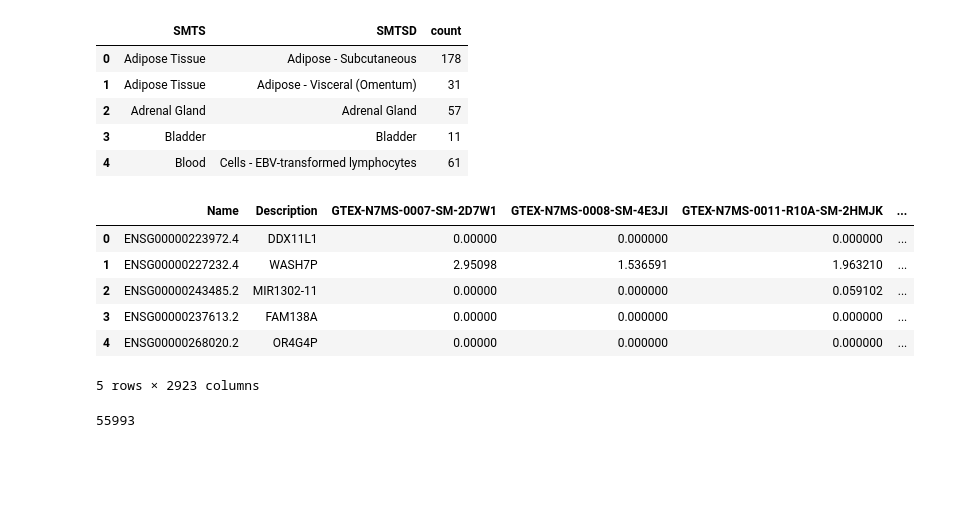
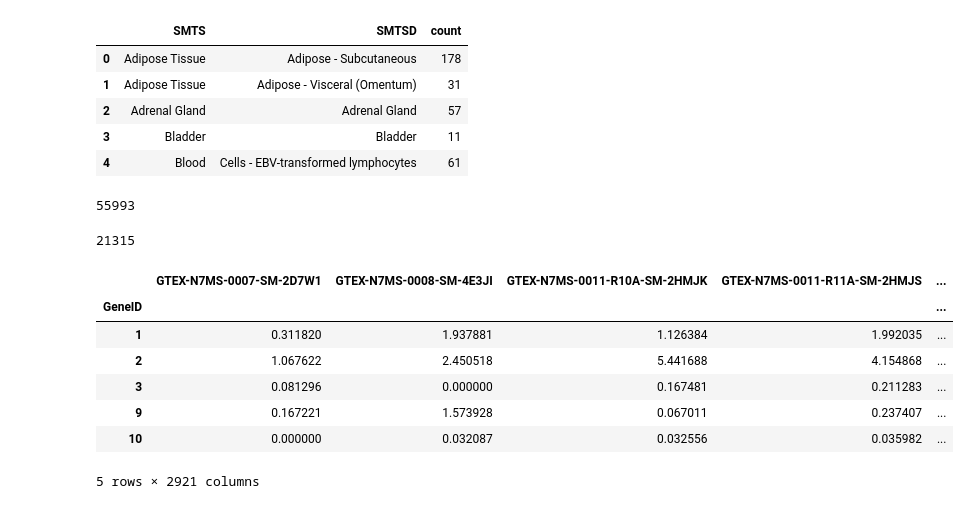
Before and after one commit to dhimmel/gtex, a Jupyter notebook: gtex.ipynb, the cells around one changed output. Saved outputs shown, nothing was run; the diff lists cells and outputs as text; code cells hidden in the pictures; blank space fills up the shorter version.

```diff
--- a/gtex.ipynb
+++ b/gtex.ipynb
@@ -29,18 +37,43 @@ tissue_df.head()
 # %%
 # Read expression matrix
 path = 'download/GTEx_Analysis_V4_RNA-seq_RNA-SeQCv1.1.8_gene_rpkm.gct.gz'
-gtex_df = pandas.read_table(path, compression='gzip', skiprows=2)
+rpkm_df = pandas.read_table(path, compression='gzip', skiprows=2)
+expr_samples = list(rpkm_df.columns[2:])
+
+# remove version information from the Ensembl identifiers
+rpkm_df.insert(0, 'ensembl', rpkm_df.Name.map(lambda x: x.split('.')[0]))
+len(rpkm_df)
+# %% [output]
+55993
-# %%
-gtex_df.head()
-# %% [output]
-|  | Name | Description | GTEX-N7MS-0007-SM-2D7W1 | GTEX-N7MS-0008-SM-4E3JI | GTEX-N7MS-0011-R10A-SM-2HMJK | ... |
-| 0 | ENSG00000223972.4 | DDX11L1 | 0.00000 | 0.000000 | 0.000000 | ... |
-| 1 | ENSG00000227232.4 | WASH7P | 2.95098 | 1.536591 | 1.963210 | ... |
-| 2 | ENSG00000243485.2 | MIR1302-11 | 0.00000 | 0.000000 | 0.059102 | ... |
-| 3 | ENSG00000237613.2 | FAM138A | 0.00000 | 0.000000 | 0.000000 | ... |
-| 4 | ENSG00000268020.2 | OR4G4P | 0.00000 | 0.000000 | 0.000000 | ... |
-5 rows × 2923 columns
-# %%
-len(gtex_df)
-# %% [output]
-55993
+# %%
+# Read Entrez Gene Table
+url = 'https://raw.githubusercontent.com/dhimmel/entrez-gene/6e133f9ef8ce51a4c5387e58a6cc97564a66cec8/data/genes-human.tsv'
+entrez_df = pandas.read_table(url)
+coding_genes = set(entrez_df.GeneID[entrez_df.type_of_gene == 'protein-coding'])
+
+# Merge with entrez gene identifiers
+url = 'https://raw.githubusercontent.com/dhimmel/entrez-gene/6e133f9ef8ce51a4c5387e58a6cc97564a66cec8/data/xrefs-human.tsv'
+entrez_map_df = pandas.read_table(url)
+entrez_map_df = entrez_map_df[entrez_map_df.resource == 'Ensembl']
+entrez_map_df = entrez_map_df[['GeneID', 'identifier']].rename(columns={'identifier': 'ensembl'})
+entrez_map_df.head()
+
+rpkm_df = entrez_map_df.merge(rpkm_df)
+len(rpkm_df)
+# %% [output]
+21315
+# %%
+# Log-transform expression
+log_rpkm_df = numpy.log2(1 + rpkm_df.loc[:, expr_samples])
+log_rpkm_df.insert(0, 'GeneID', rpkm_df.GeneID)
+log_rpkm_df = log_rpkm_df.groupby('GeneID').mean()
+log_rpkm_df.head()
+# %% [output]
+|  | GTEX-N7MS-0007-SM-2D7W1 | GTEX-N7MS-0008-SM-4E3JI | GTEX-N7MS-0011-R10A-SM-2HMJK | GTEX-N7MS-0011-R11A-SM-2HMJS | ... |
+| GeneID |  |  |  |  | ... |
+| 1 | 0.311820 | 1.937881 | 1.126384 | 1.992035 | ... |
+| 2 | 1.067622 | 2.450518 | 5.441688 | 4.154868 | ... |
+| 3 | 0.081296 | 0.000000 | 0.167481 | 0.211283 | ... |
+| 9 | 0.167221 | 1.573928 | 0.067011 | 0.237407 | ... |
+| 10 | 0.000000 | 0.032087 | 0.032556 | 0.035982 | ... |
+5 rows × 2921 columns
```
Also changed, not shown: parts of 8 cells of this notebook, 1 other file.
